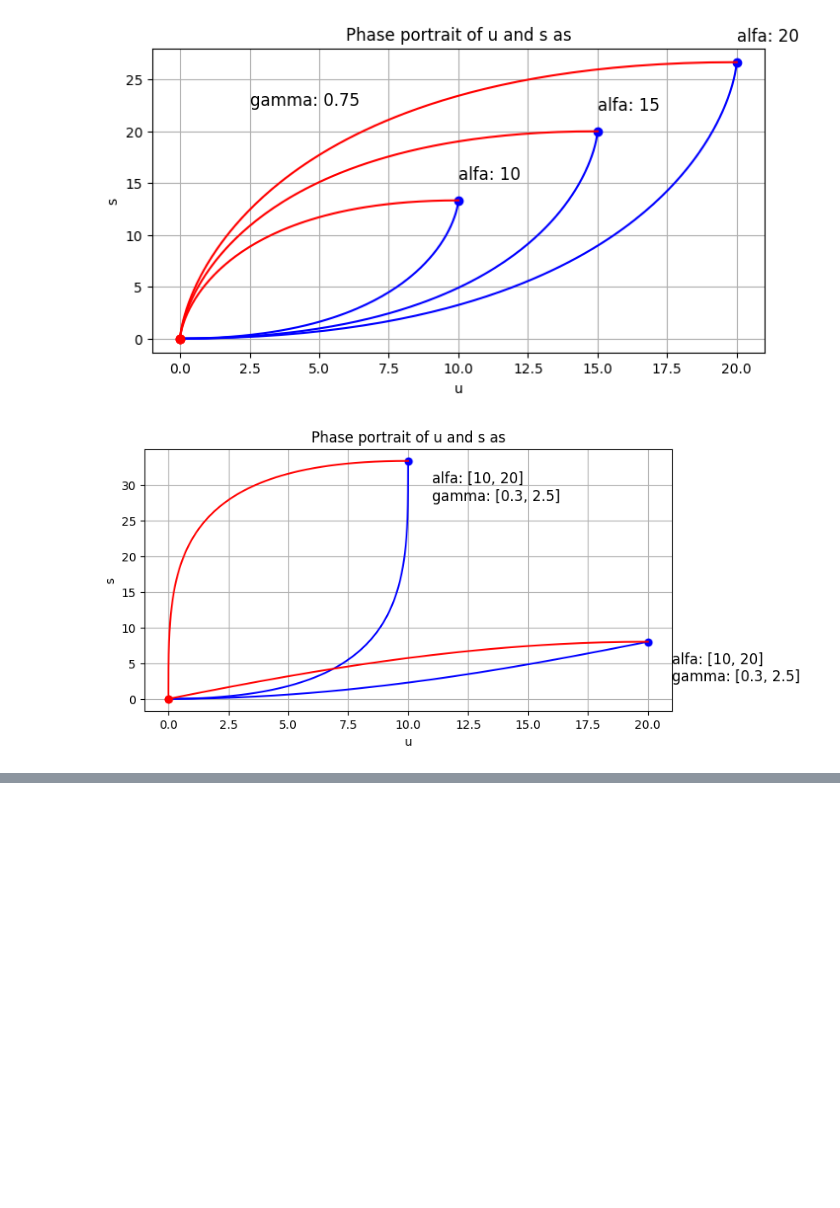
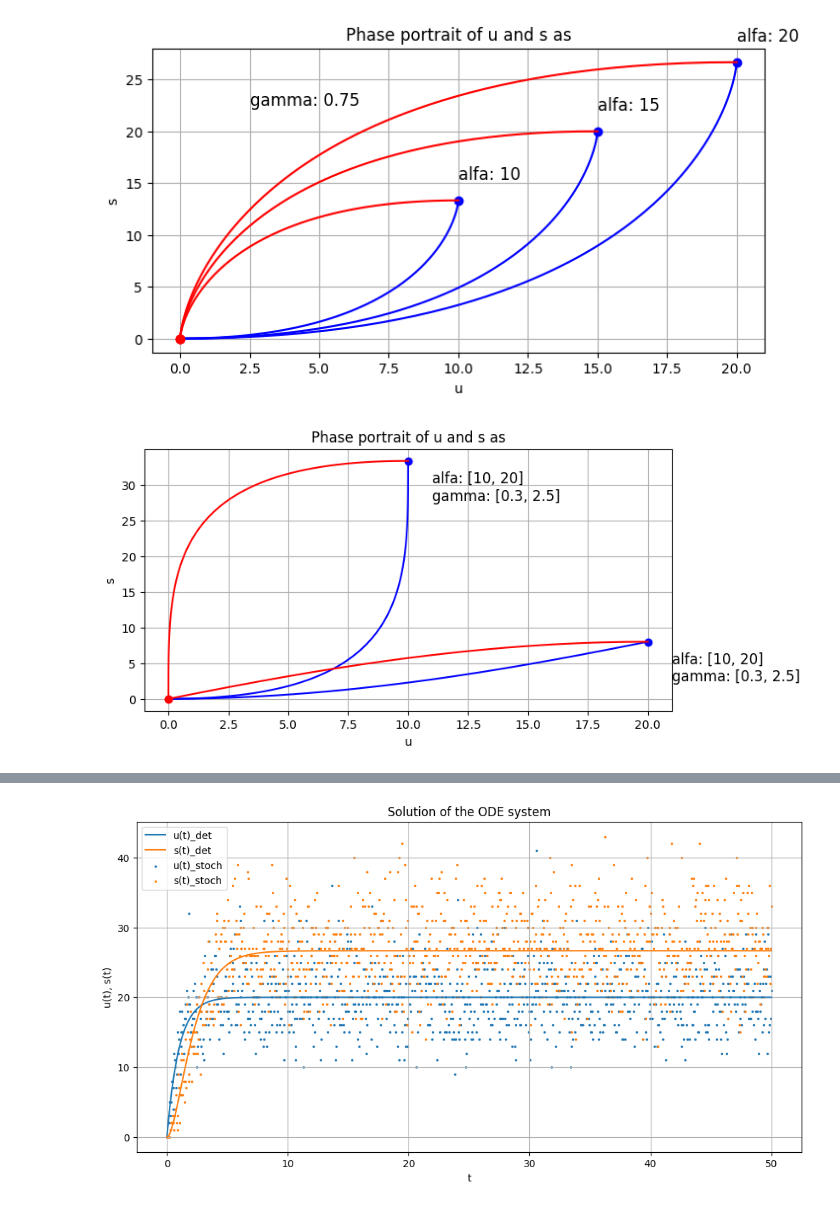
Before and after one commit to leonardogolinelli/GeneExpressionDynamics, a Jupyter notebook: RNA_velocity_Project.ipynb, the cells around one changed output, grey strips where cells are left out. Cells and saved outputs as stored; diff of their text form; code cells hidden in the pictures; blank space fills up the shorter version.

```diff
--- a/RNA_velocity_Project.ipynb
+++ b/RNA_velocity_Project.ipynb
@@ -300,0 +310,9 @@ plt.show()
+# %%
+def Pon(a_t, b_t, m, n, t): #probability that u, s transitions from state 0,0 to state m,n
+  return ((a_t**m)*(b_t**n)/(np.math.factorial(m)*np.math.factorial(n)))*np.exp(-a-b)
+# %%
+def a_t(alfa, beta, t):
+  return (alfa/beta) * (1-np.exp(-beta*t))
+# %%
+def b_t(alfa, beta, gamma, t):
+  return (alfa/gamma)*(1-np.exp(-gamma*t))+(alfa/(gamma-beta))*(np.exp(-gamma*t)-np.exp(-beta*t))
@@ -300,0 +373,2 @@ plt.show()
+# %%
+pon, a, b = Pon(20, 1, 0.9, 1, 1, 0.001)
@@ -300,0 +380,87 @@ plt.show()
+# %%
+import numpy as np
+import matplotlib.pyplot as plt
+
+def a_t(alfa, beta, t):
+  return (alfa/beta) * (1-np.exp(-beta*t))
+
+def b_t(alfa, beta, gamma, t):
+  return (alfa/gamma)*(1-np.exp(-gamma*t))+(alfa/(gamma-beta))*(np.exp(-gamma*t)-np.exp(-beta*t))
+
+def on_stage_solution_deterministic(t, u0, s0, alfa, beta, gamma):
+    # specify your analytical solution for the on_stage here
+    u =  u0*np.exp(-beta*t) + (alfa/beta) * (1-np.exp(-beta*t))
+    s =  s0*np.exp(-gamma*t) + (alfa/gamma) * (1-np.exp(-gamma*t)) + ((alfa-beta*u0)/(gamma-beta))*(np.exp(-gamma*t)-np.exp(-beta*t))
+    return u, s
+
+def on_stage_solution_stochastic(t, alfa, beta, gamma): #with u0, s0 = 0,0
+    # specify your analytical solution for the on_stage here
+    a = a_t(alfa, beta, t)
+    b =  b_t(alfa, beta, gamma, t)
+    return a, b
+
+def simulation(u0, s0, t_switch, t_final, alfa_on, beta, gamma):
+    # on_stage
+    t = np.linspace(0, t_switch, 1000)
+    #alfa_on = np.sin(t_on/5)
+    u, s = on_stage_solution_deterministic(t, u0, s0, alfa_on, beta, gamma)
+    a, b = on_stage_solution_stochastic(t, alfa_on, beta, gamma)
+
+    return t, u, s, a, b
+
+# your initial condition, time and parameters here
+u0 = 0
+s0 = 0
+t_switch = 50
+t_final = 100
+alfa_on = 20
+beta = 1
+gamma = 0.75
+
+t, u, s, a, b = simulation(u0, s0, t_switch, t_final, alfa_on, beta, gamma)
+u_stoc = np.random.poisson(a)
+s_stoc = np.random.poisson(b)
+
+plt.figure(figsize=(12, 6))
+# plotting the solutions
+plt.plot(t, u, label='u(t)_det')
+plt.plot(t, s, label='s(t)_det')
+plt.scatter(t, u_stoc, label='u(t)_stoch', s=2)
+plt.scatter(t, s_stoc, label='s(t)_stoch', s=2)
+#plt.axvline(x = t_switch, color='green', linestyle='--', label = 'switch time')
+plt.legend()
+plt.grid(True)
+plt.title('Solution of the ODE system')
+plt.xlabel('t')
+plt.ylabel('u(t), s(t)')
+plt.show()
+
+
+plt.figure(figsize=(12, 6))
+
+print(u.shape)
+
+# Plot on stage (use color blue for 'on-stage')
+plt.plot(u[:1000], s[:1000], 'b-', label='On Stage')
+plt.scatter(u_stoc, s_stoc, label='s(t)_stoch', s=2)
+
+
+
+# Mark the point at the end of on stage
+plt.plot(u[999], s[999], 'bo')
+
+# Plot off stage (use color red for 'off-stage')
+plt.plot(u[1000:], s[1000:], 'r-', label='Off Stage')
+
+# Mark the point at the end of off stage
+plt.plot(u[-1], s[-1], 'ro')
+
+plt.grid(True)
+plt.title('Phase portrait of u and s')
+plt.xlabel('u')
+plt.ylabel('s')
+plt.legend()
+plt.text(x=u[999]+1.5, y=s[999], s=f't_switch: {t_switch}', fontsize=12)
+plt.show()
+# %% [output]
+[figure, added]
```
Also changed, not shown: parts of 9 cells of this notebook.
